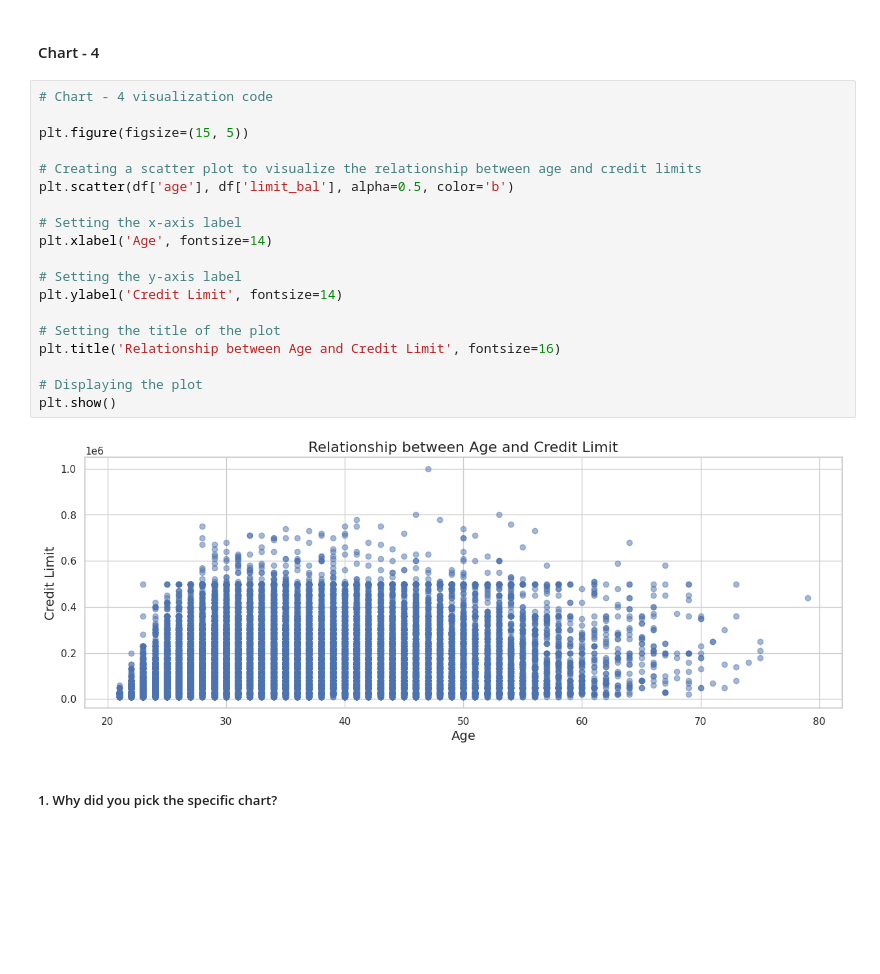
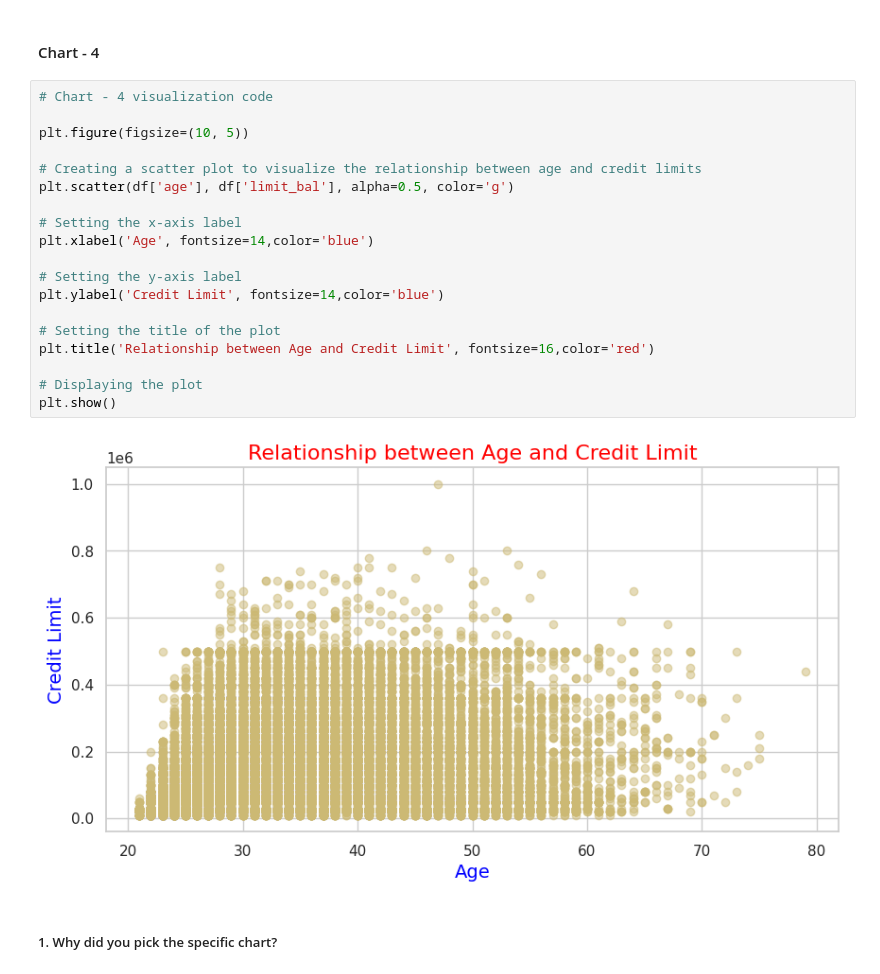
Before and after one commit to shubhamrai1318/Credit_Card_Default_Prediction, a Jupyter notebook: Credit_Card_Default_Prediction.ipynb, the cells around one changed output. Drawn from its saved outputs; the diff is of its cells as text; blank space fills up the shorter version.

```diff
--- a/Credit_Card_Default_Prediction.ipynb
+++ b/Credit_Card_Default_Prediction.ipynb
@@ -663,24 +663,24 @@ The presence of outliers in credit card spending may lead to negative growth if
 # %%
 # Chart - 4 visualization code
 
-plt.figure(figsize=(15, 5))
+plt.figure(figsize=(10, 5))
 
 # Creating a scatter plot to visualize the relationship between age and credit limits
-plt.scatter(df['age'], df['limit_bal'], alpha=0.5, color='b')
+plt.scatter(df['age'], df['limit_bal'], alpha=0.5, color='g')
 
 # Setting the x-axis label
-plt.xlabel('Age', fontsize=14)
+plt.xlabel('Age', fontsize=14,color='blue')
 
 # Setting the y-axis label
-plt.ylabel('Credit Limit', fontsize=14)
+plt.ylabel('Credit Limit', fontsize=14,color='blue')
 
 # Setting the title of the plot
-plt.title('Relationship between Age and Credit Limit', fontsize=16)
+plt.title('Relationship between Age and Credit Limit', fontsize=16,color='red')
 
 # Displaying the plot
 plt.show()
 # %% [output]
-[figure, old version]
+[figure, new version]
 # %% [markdown]
 ##### 1. Why did you pick the specific chart?
 # %% [markdown]
```
Also changed, not shown: parts of 6 cells of this notebook.
